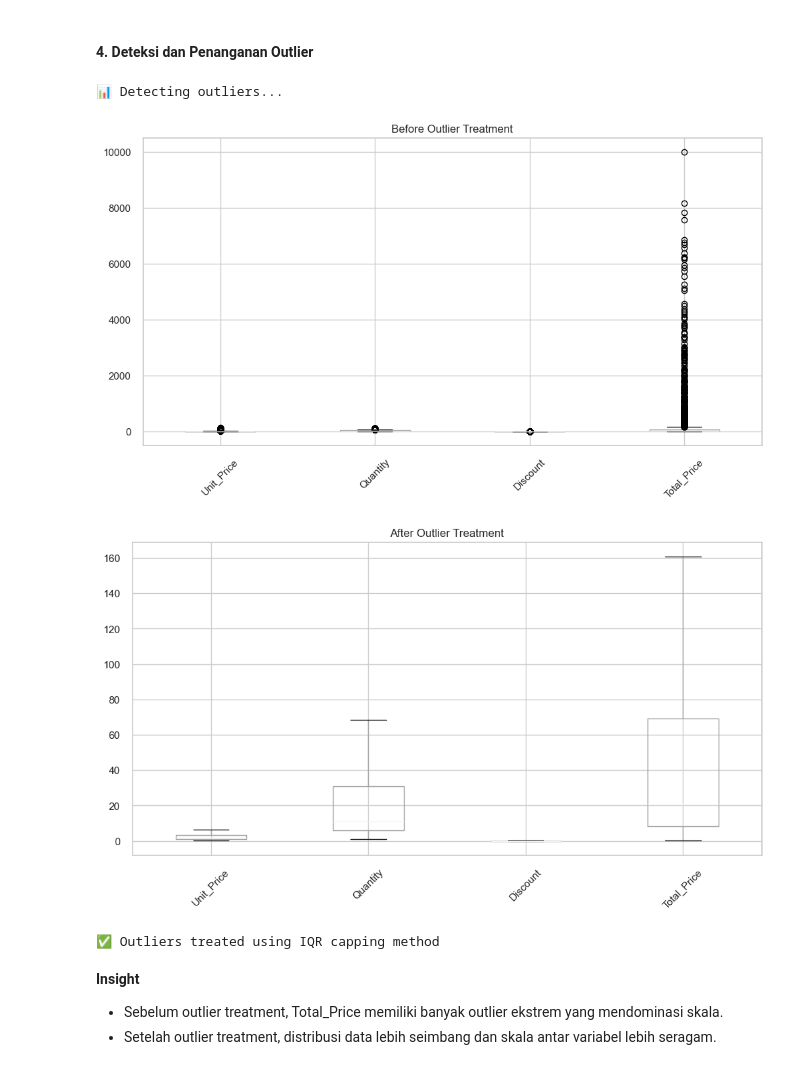
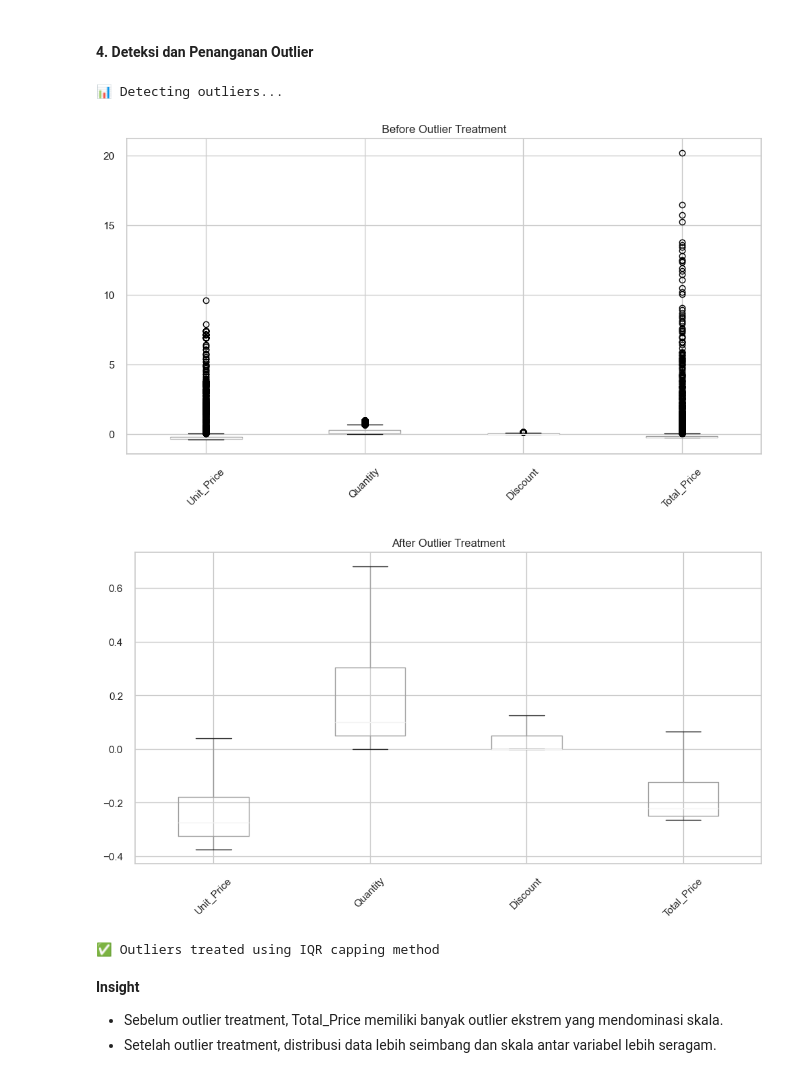
Before and after one commit to echaan/Beverage-Sales-ML, a Jupyter notebook: [Clustering]_Submission_Akhir_BMLP_M. Eric Chaniago.ipynb, the cells around one changed output. Drawn from its saved outputs; the diff is of its cells as text; code cells hidden in the pictures.

```diff
--- a/[Clustering]_Submission_Akhir_BMLP_M. Eric Chaniago.ipynb
+++ b/[Clustering]_Submission_Akhir_BMLP_M. Eric Chaniago.ipynb
@@ -471,37 +471,37 @@ numerical_cols = ['Unit_Price', 'Quantity', 'Discount',
 # %%
 # OUTLIER DETECTION & TREATMENT
 # =================================
 print("📊 Detecting outliers...")
 
 # Before treatment
 plt.figure(figsize=(12,6))
-df_sales[numerical_cols].boxplot()
+df_cleaned[numerical_cols].boxplot()
 plt.title('Before Outlier Treatment')
 plt.xticks(rotation=45)
 plt.show()
 
 # IQR Method
 for col in numerical_cols:
-    Q1 = df_sales[col].quantile(0.25)
-    Q3 = df_sales[col].quantile(0.75)
+    Q1 = df_cleaned[col].quantile(0.25)
+    Q3 = df_cleaned[col].quantile(0.75)
     IQR = Q3 - Q1
     lower_bound = Q1 - 1.5 * IQR
     upper_bound = Q3 + 1.5 * IQR
 
-    df_sales[col] = np.clip(df_sales[col], lower_bound, upper_bound)
+    df_cleaned[col] = np.clip(df_cleaned[col], lower_bound, upper_bound)
 
 # After treatment
 plt.figure(figsize=(12,6))
-df_sales[numerical_cols].boxplot()
+df_cleaned[numerical_cols].boxplot()
 plt.title('After Outlier Treatment')
 plt.xticks(rotation=45)
 plt.show()
 
 print("✅ Outliers treated using IQR capping method")
 # %% [output]
 📊 Detecting outliers...
-[figure, old version]
+[figure, new version]
-[figure, old version]
+[figure, new version]
 ✅ Outliers treated using IQR capping method
 # %% [markdown]
 **Insight**
```
Also changed, not shown: parts of 3 cells of this notebook.
